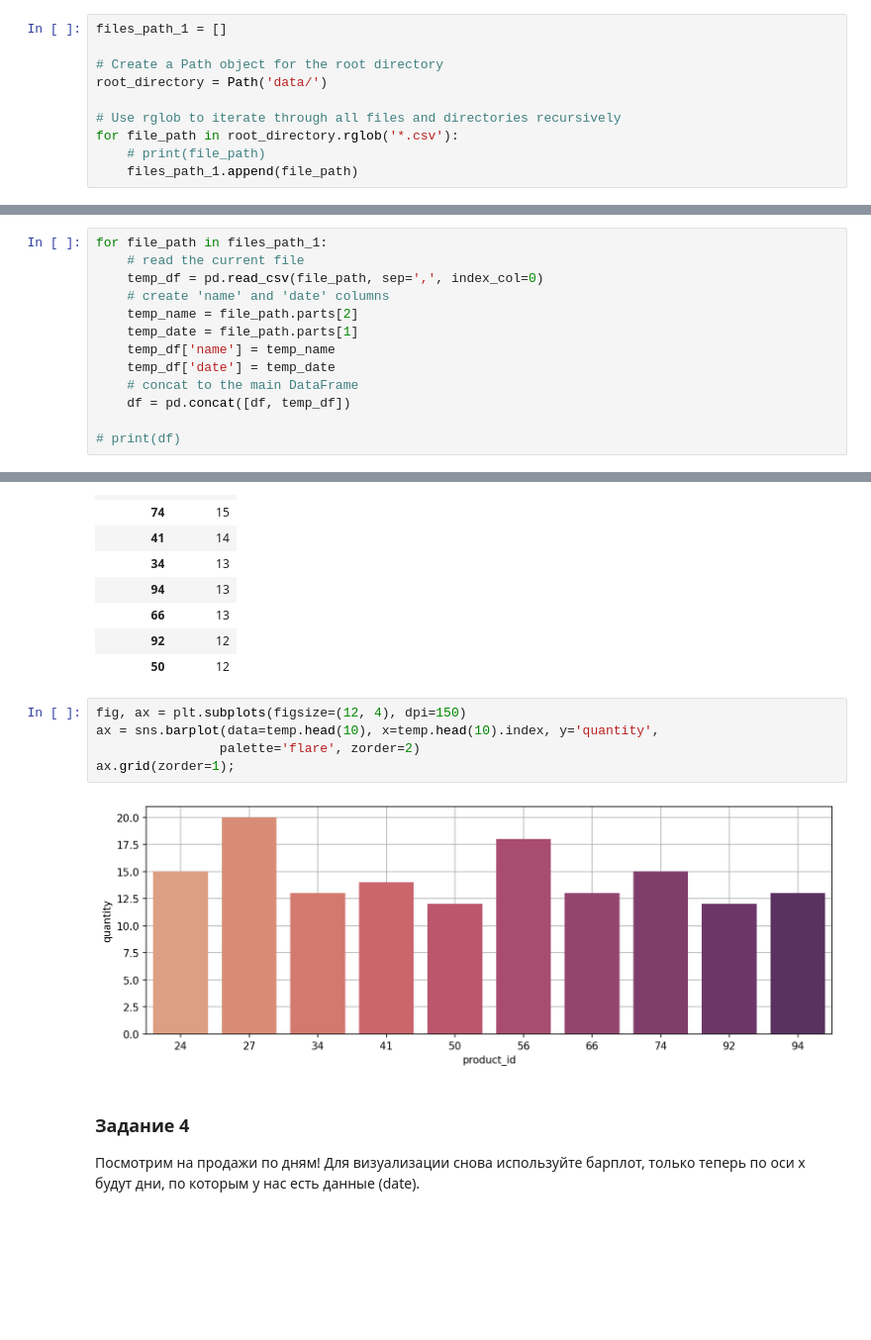
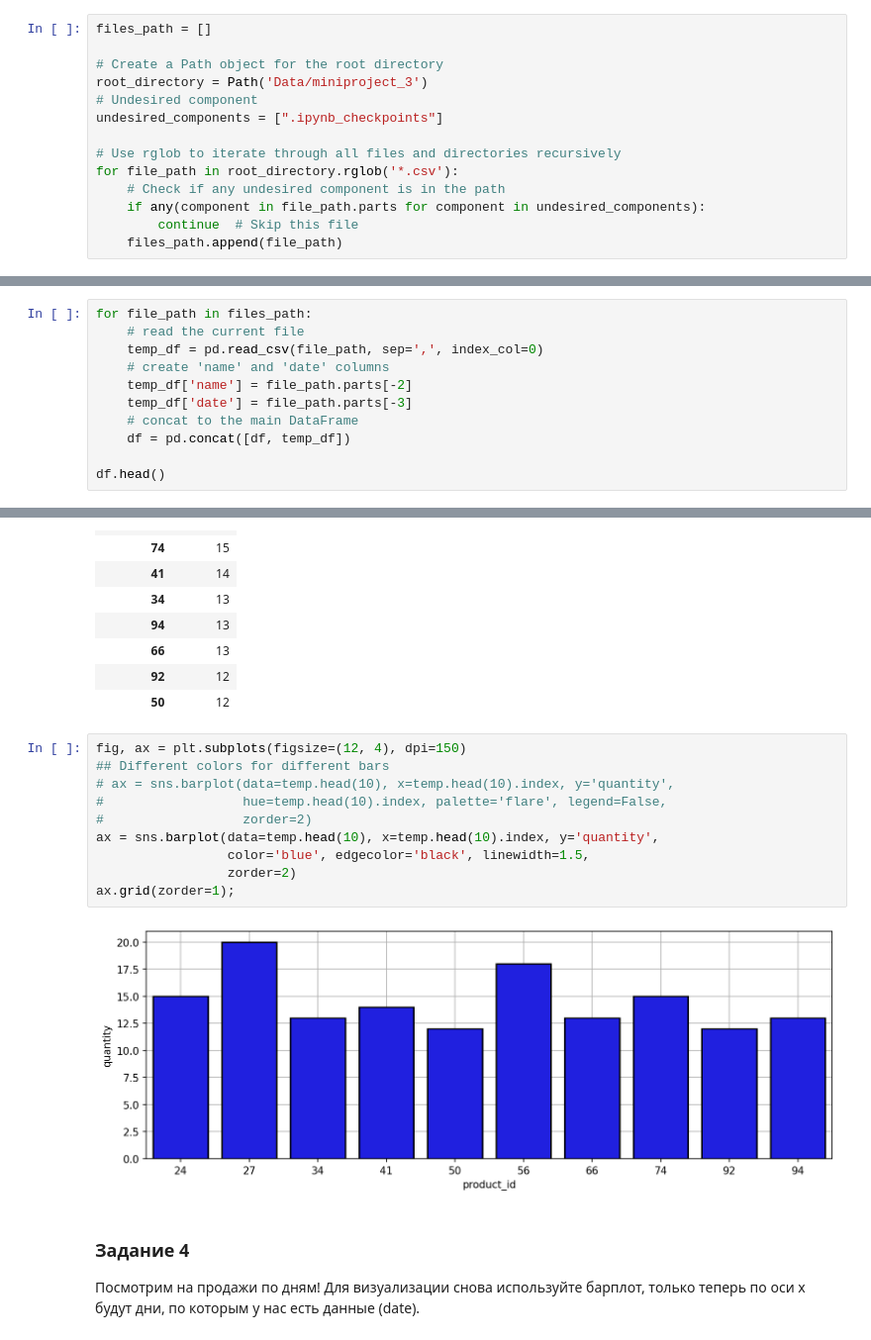
Before and after one commit to iegorushkin/data_analyst-karpov.courses, a Jupyter notebook: python_miniprojects/miniproject_3.ipynb, the cells around one changed output, grey strips where cells are left out. Shown at 99% size. Cells and saved outputs as stored; diff of their text form; blank space fills up the shorter version.

Commit message:
Revision of the miniproject_3 notebook.

```diff
--- a/python_miniprojects/miniproject_3.ipynb
+++ b/python_miniprojects/miniproject_3.ipynb
@@ -47,11 +55,15 @@ from os import walk
 # %%
-files_path_1 = []
+files_path = []
 
 # Create a Path object for the root directory
-root_directory = Path('data/')
+root_directory = Path('Data/miniproject_3')
+# Undesired component
+undesired_components = [".ipynb_checkpoints"]
 
 # Use rglob to iterate through all files and directories recursively
 for file_path in root_directory.rglob('*.csv'):
-    # print(file_path)
-    files_path_1.append(file_path)
+    # Check if any undesired component is in the path
+    if any(component in file_path.parts for component in undesired_components):
+        continue  # Skip this file
+    files_path.append(file_path)
 # %%
@@ -104,14 +112,12 @@ dtypes: int64(2), object(2)
 memory usage: 124.0+ bytes
 # %%
-for file_path in files_path_1:
+for file_path in files_path:
     # read the current file
     temp_df = pd.read_csv(file_path, sep=',', index_col=0)
     # create 'name' and 'date' columns
-    temp_name = file_path.parts[2]
-    temp_date = file_path.parts[1]
-    temp_df['name'] = temp_name
-    temp_df['date'] = temp_date
+    temp_df['name'] = file_path.parts[-2]
+    temp_df['date'] = file_path.parts[-3]
     # concat to the main DataFrame
     df = pd.concat([df, temp_df])
 
-# print(df)
+df.head()
@@ -184,11 +187,16 @@ temp.head(10)
 | 50 | 12 |
 # %%
 fig, ax = plt.subplots(figsize=(12, 4), dpi=150)
+## Different colors for different bars
+# ax = sns.barplot(data=temp.head(10), x=temp.head(10).index, y='quantity',
+#                  hue=temp.head(10).index, palette='flare', legend=False,
+#                  zorder=2)
 ax = sns.barplot(data=temp.head(10), x=temp.head(10).index, y='quantity',
-                palette='flare', zorder=2)
+                 color='blue', edgecolor='black', linewidth=1.5,
+                 zorder=2)
 ax.grid(zorder=1);
 # %% [output]
-[figure, old version]
+[figure, new version]
 # %% [markdown]
 ### Задание 4
 Посмотрим на продажи по дням! Для визуализации снова используйте барплот, только теперь по оси x будут дни, по которым у нас есть данные (date).
```
Also changed, not shown: parts of 28 cells of this notebook, 48 other files.
